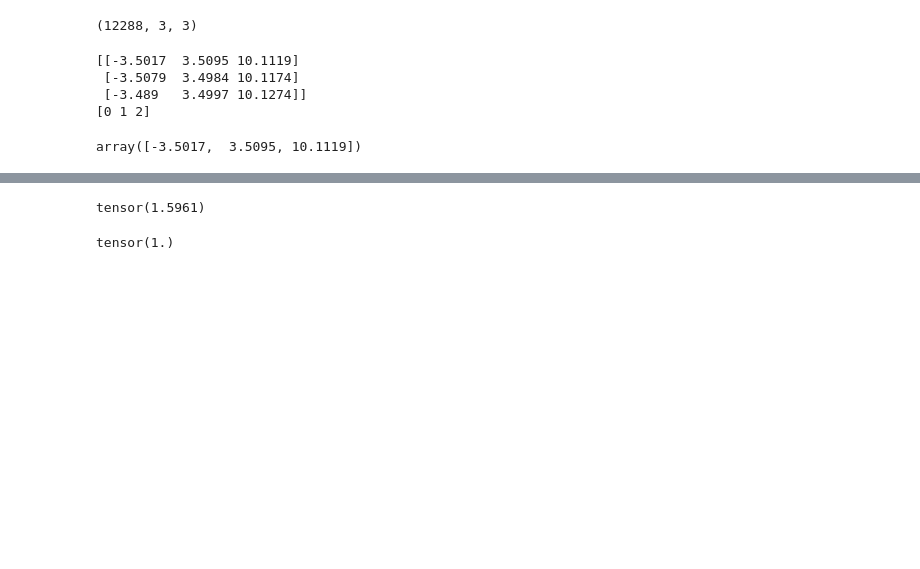
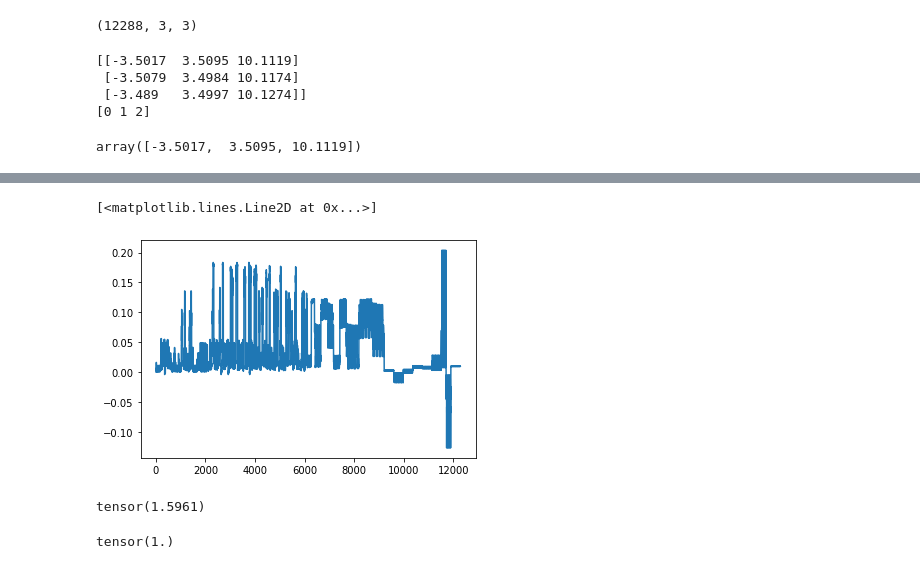
Before and after one commit to mfinzi/constrained-hamiltonian-neural-networks, a Jupyter notebook: pendulum.ipynb, the cells around one changed output, grey strips where cells are left out. Saved outputs shown, nothing was run; the diff lists cells and outputs as text; code cells hidden in the pictures; blank space fills up the shorter version.

```diff
--- a/pendulum.ipynb
+++ b/pendulum.ipynb
@@ -187,0 +239,32 @@ array([], shape=(0, 3, 3), dtype=float64)
+# %%
+def Vols(mesh_verts):
+    """ computes the volume of an obj from vertices of the boundary mesh"""
+    #(num verts, verts per triangle, xyz)
+    v = mesh_verts
+    det = v[:,0,0]*v[:,1,1]*v[:,2,2]+v[:,0,1]*v[:,1,2]*v[:,2,0]+v[:,0,2]*v[:,1,0]*v[:,2,1]
+    det -=(v[:,0,2]*v[:,1,1]*v[:,2,0]+v[:,0,1]*v[:,1,0]*v[:,2,2]+v[:,0,0]*v[:,1,2]*v[:,2,1])
+    return det/6#mesh_verts.det()/6
+
+def Coms(mesh_verts):
+    """ (bs,n,d) -> (bs,d)"""
+    return mesh_verts.sum(1)/4
+
+def Covars(centered_verts,coms):
+    """ (bs,n,d), (bs,d) -> (bs,d,d)"""
+    V = centered_verts #(bs,n,d)
+    return (V.permute(0,2,1)@V + 4*coms[:,None,:]*coms[:,:,None])/20
+
+def compute_moments(mesh_verts):
+    with torch.no_grad():
+        vols = Vols(mesh_verts)
+        Vol = vols.sum()
+        weights = vols/Vol
+        coms = Coms(mesh_verts)
+        Com = (coms*weights[:,None]).sum(0)
+        centered_verts = mesh_verts-Com[None,None,:]
+        centered_coms = coms-Com[None,:]
+        centered_weights = Vols(centered_verts)
+        centered_weights /= centered_weights.sum()
+        print(centered_weights)#,centered_verts[0],centered_coms[0])
+        Covar = (Covars(centered_verts,centered_coms)*centered_weights[:,None,None]).sum(0)
+        return Vol,Com,Covar
@@ -188,3 +302,9 @@ array([], shape=(0, 3, 3), dtype=float64)
+# %%
+import matplotlib.pyplot as plt
+plt.plot(Vols(torch.from_numpy(vertices[triangles])))
+# %% [output]
+[<matplotlib.lines.Line2D at 0x...>]
+[figure, added]
 # %%
 P = MagnetPendulum(q=.05,magnets=5)
 z0 = P.sample_initial_conditions(1)
```
Also changed, not shown: parts of 24 cells of this notebook, 2 other files.
